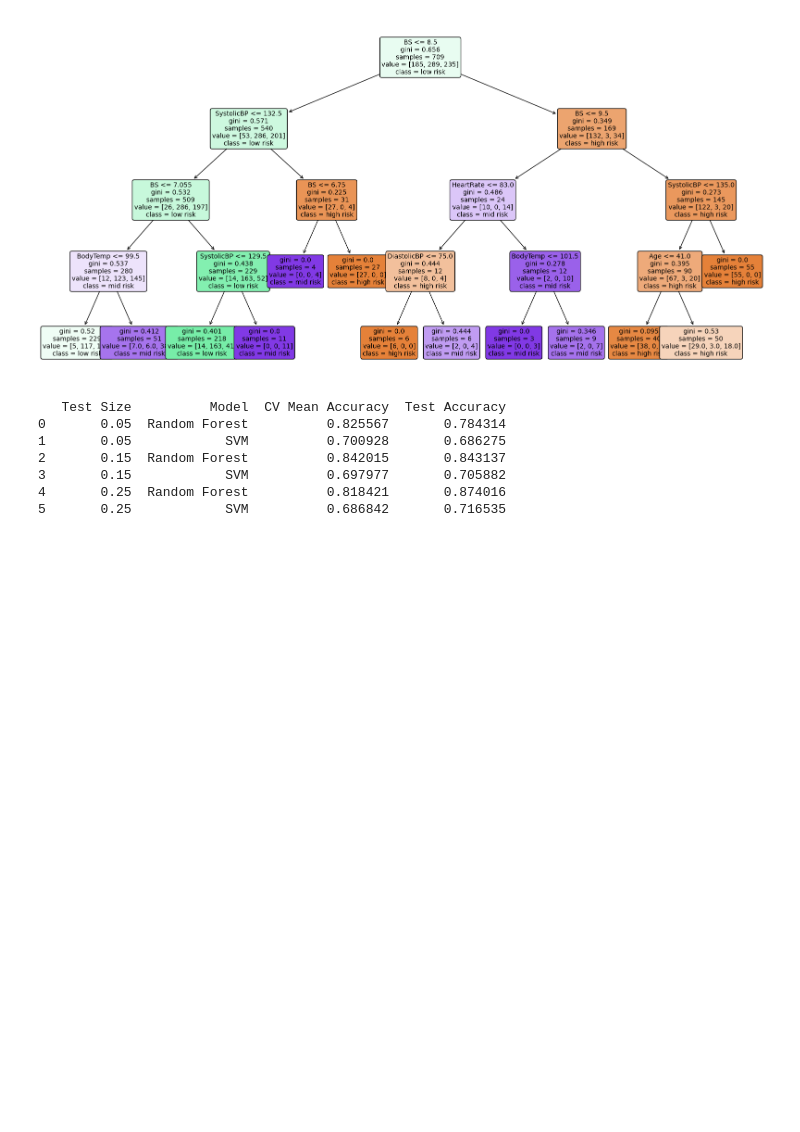
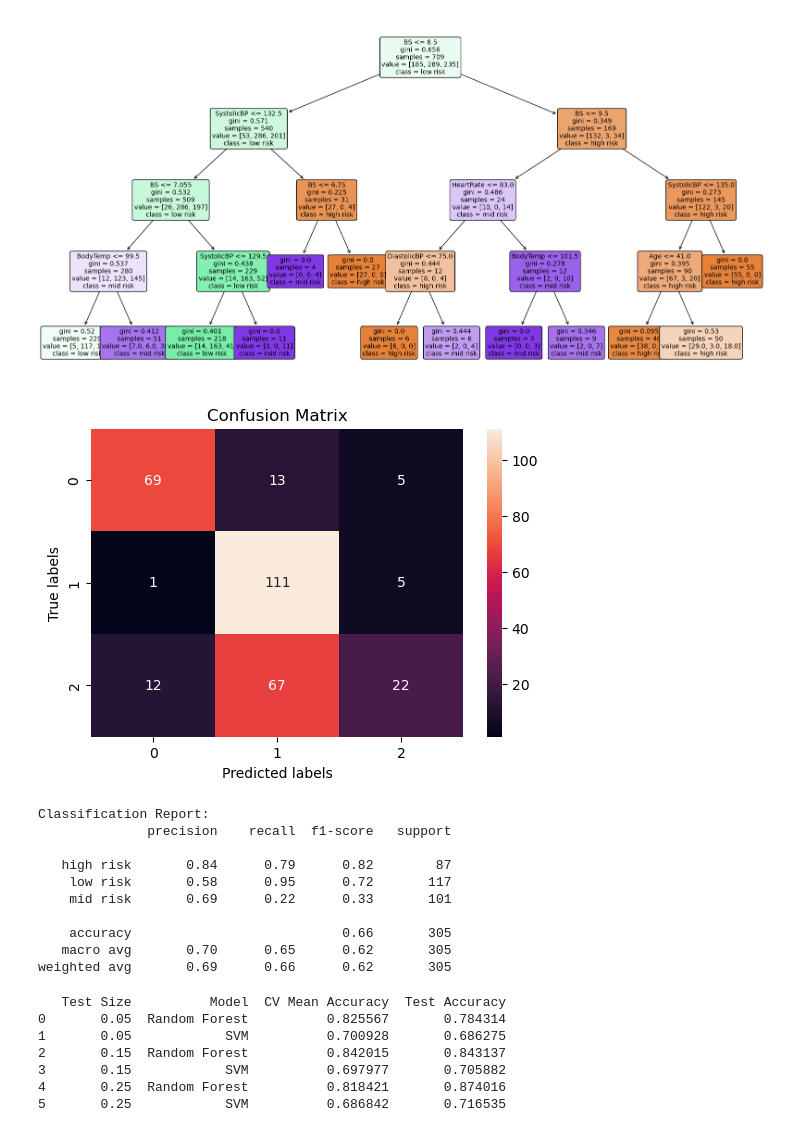
Before and after one commit to 2026558-lab/Machine-Learning, a Jupyter notebook: Project Machine Learning.ipynb, the cells around one changed output. Saved outputs shown, nothing was run; the diff lists cells and outputs as text; code cells hidden in the pictures; blank space fills up the shorter version.

```diff
--- a/Project Machine Learning.ipynb
+++ b/Project Machine Learning.ipynb
@@ -136,6 +136,41 @@ plt.show()
 #Define X and y
 X = data_maternal.drop("RiskLevel", axis=1)
 y = data_maternal["RiskLevel"]
+# %%
+from sklearn.metrics import confusion_matrix, classification_report
+import seaborn as sns
+import matplotlib.pyplot as plt
+
+# Predict by using an object classifier 'clf'
+y_predict = clf.predict(X_test)
+
+# Calculate cm by using a method named as 'confusion_matrix'
+cm = confusion_matrix(y_test, y_predict)
+
+# Plot confusion matrix with integers using seaborn heatmap
+plt.figure(figsize=(6, 4))
+sns.heatmap(cm, annot=True, fmt='d')  # 'd' stands for integer format
+plt.xlabel('Predicted labels')
+plt.ylabel('True labels')
+plt.title('Confusion Matrix')
+plt.show()
+
+# Generate classification report
+report = classification_report(y_test, y_predict)
+print("Classification Report:")
+print(report)
+# %% [output]
+[figure, added]
+Classification Report:
+              precision    recall  f1-score   support
+
+   high risk       0.84      0.79      0.82        87
+    low risk       0.58      0.95      0.72       117
+    mid risk       0.69      0.22      0.33       101
+
+    accuracy                           0.66       305
+   macro avg       0.70      0.65      0.62       305
+weighted avg       0.69      0.66      0.62       305
 # %%
 from sklearn.model_selection import train_test_split, cross_val_score
 from sklearn.preprocessing import StandardScaler
```
